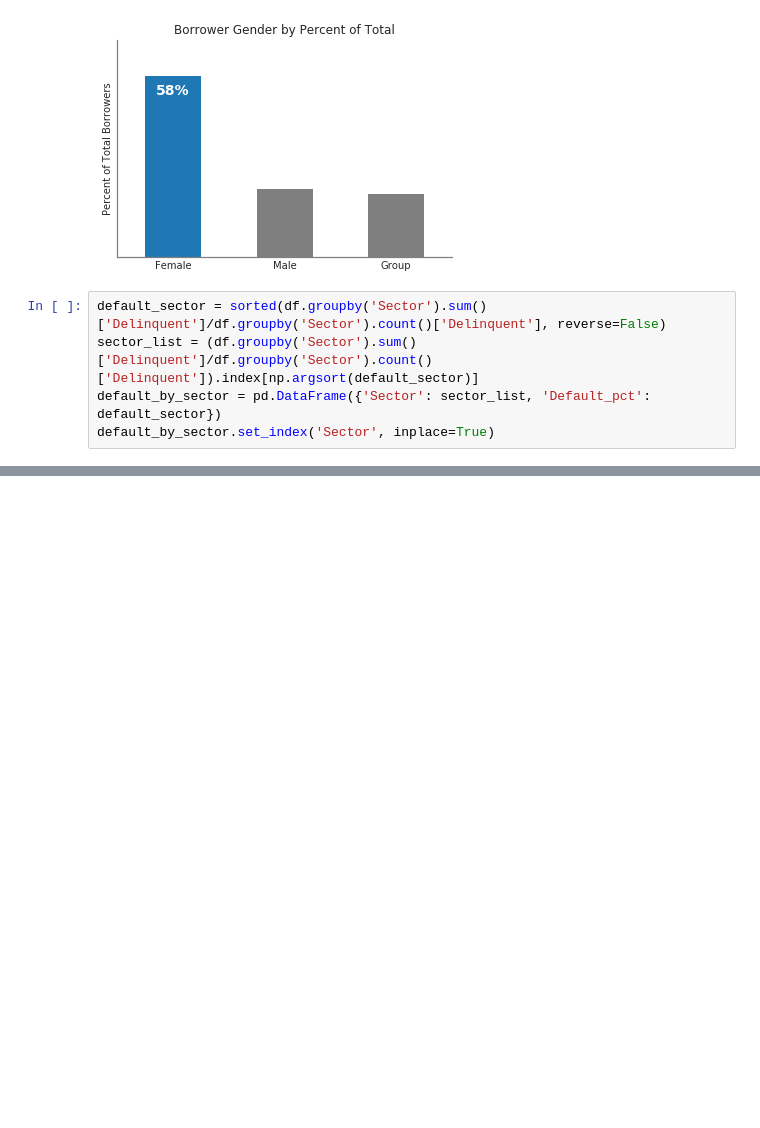
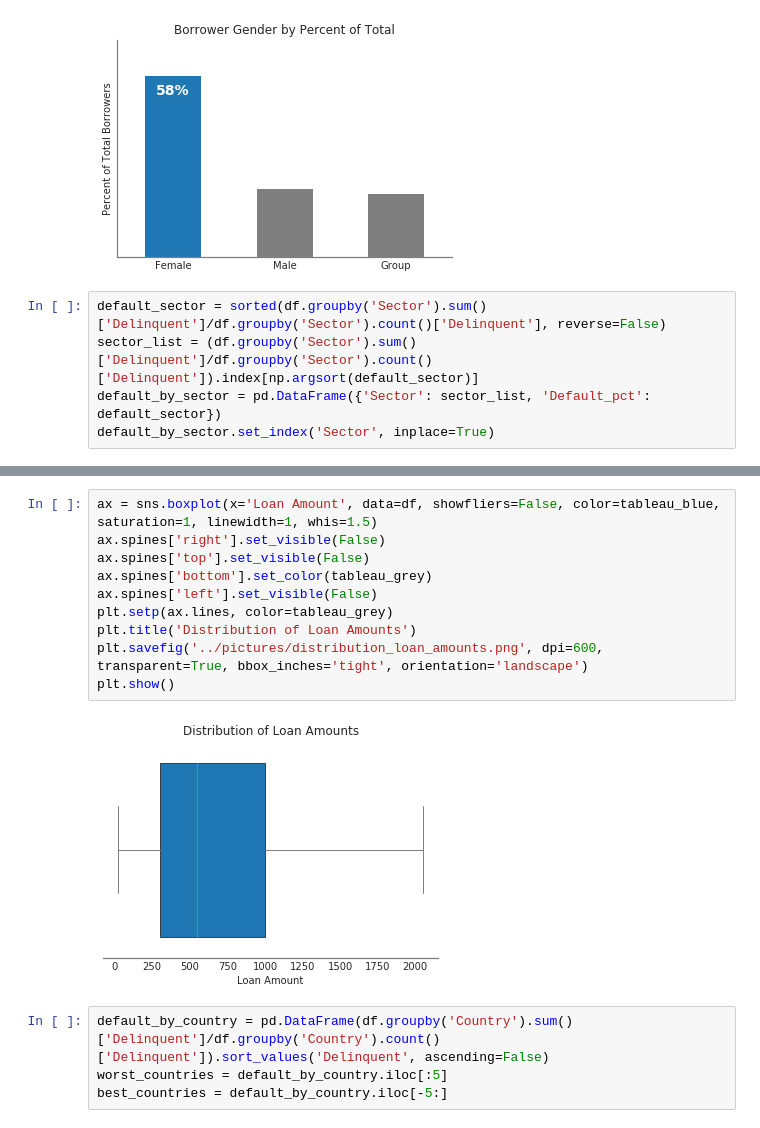
Before and after one commit to clcarver1130/dsi_capstone_project, a Jupyter notebook: notebooks/intial_eda.ipynb, the cells around one changed output, grey strips where cells are left out. Drawn from its saved outputs; the diff is of its cells as text; blank space fills up the shorter version.

```diff
--- a/notebooks/intial_eda.ipynb
+++ b/notebooks/intial_eda.ipynb
@@ -79,0 +89,16 @@ plt.savefig('../pictures/defaults_by_sector.png', dpi=600, transparent=True, bbo
+# %%
+ax = sns.boxplot(x='Loan Amount', data=df, showfliers=False, color=tableau_blue, saturation=1, linewidth=1, whis=1.5)
+ax.spines['right'].set_visible(False)
+ax.spines['top'].set_visible(False)
+ax.spines['bottom'].set_color(tableau_grey)
+ax.spines['left'].set_visible(False)
+plt.setp(ax.lines, color=tableau_grey)
+plt.title('Distribution of Loan Amounts')
+plt.savefig('../pictures/distribution_loan_amounts.png', dpi=600, transparent=True, bbox_inches='tight', orientation='landscape')
+plt.show()
+# %% [output]
+[figure, added]
+# %%
+default_by_country = pd.DataFrame(df.groupby('Country').sum()['Delinquent']/df.groupby('Country').count()['Delinquent']).sort_values('Delinquent', ascending=False)
+worst_countries = default_by_country.iloc[:5]
+best_countries = default_by_country.iloc[-5:]
```
Also changed, not shown: parts of 4 cells of this notebook, 2 other files.
